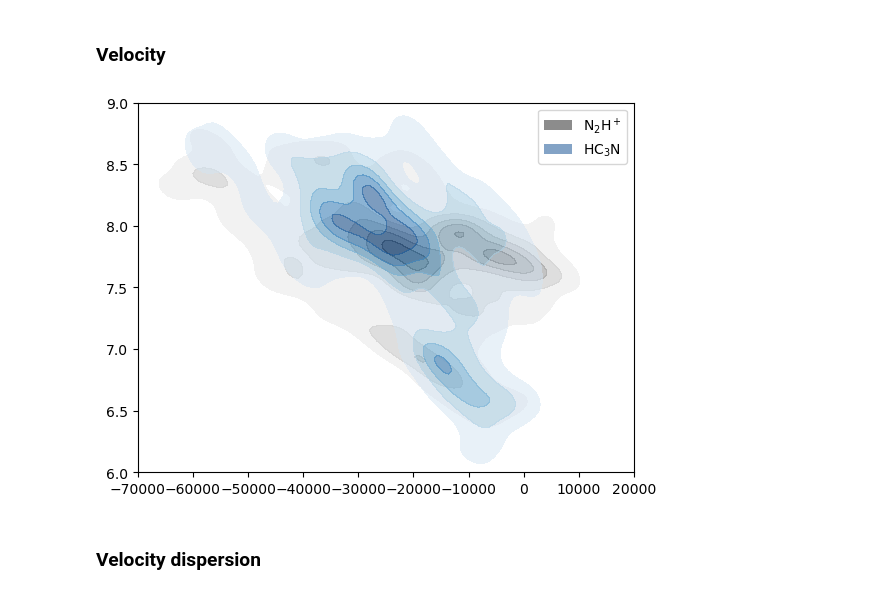
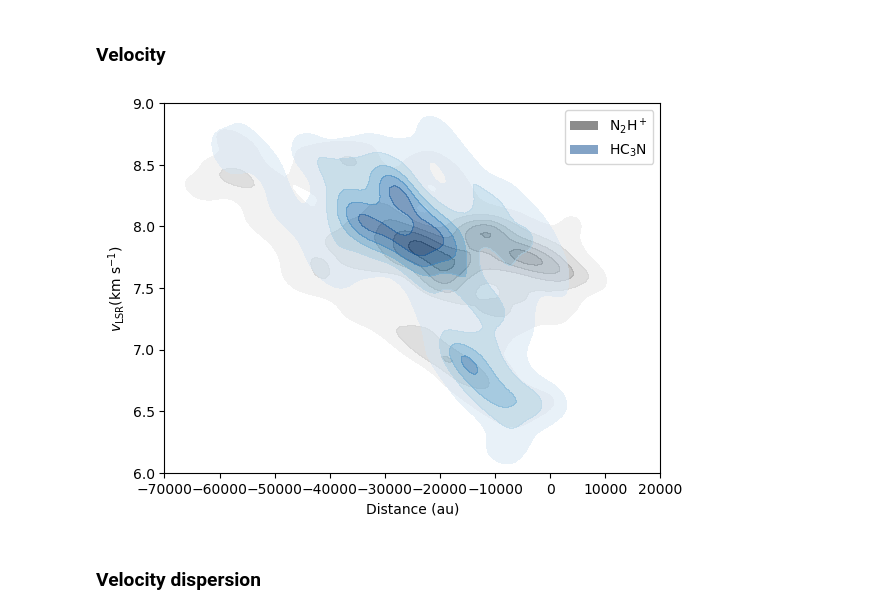
Before and after one commit to tere-valdivia/propstar_gasflow, a Jupyter notebook: analysis/KDE_filament_along_across.ipynb, the cells around one changed output. Drawn from its saved outputs; the diff is of its cells as text; code cells hidden in the pictures.

```diff
--- a/analysis/KDE_filament_along_across.ipynb
+++ b/analysis/KDE_filament_along_across.ipynb
@@ -340,18 +345,21 @@ else:
 # %%
 fig = plt.figure()
 ax = fig.add_subplot(111)
 cs1 = ax.contourf(xx, yy, zz_mol1, cmap='Greys', levels=np.arange(0.1, 1.2, 0.2), vmin=0., vmax=1.1, label=mol1label, alpha=0.5)
 cs2 = ax.contourf(xx, yy, zz_mol2, cmap='Blues', levels=np.arange(0.1, 1.2, 0.2), vmin=0., vmax=1.1, label=mol2label, alpha=0.5)
 ax.set_ylim([ymin,ymax])
 ax.set_xlim([xmin,xmax])
 areas = [plt.Rectangle((1, 1), 2, 2, fc=cs1.collections[-1].get_facecolor()[0]),
          plt.Rectangle((1, 1), 2, 2, fc=cs2.collections[-1].get_facecolor()[0])]
 labels = [mol1label, mol2label]
 ax.legend(areas, labels)
 
+ax.set_xlabel('Distance (au)')
+ax.set_ylabel(r'$v_{\mathrm{LSR}}$(km s$^{-1}$)')
+
 fig.savefig('KDE_vlsr_across_filament.pdf', bbox_inches='tight')
 # %% [output]
-[figure, old version]
+[figure, new version]
 # %% [markdown]
 ### Velocity dispersion
 # %%
```
Also changed, not shown: parts of 3 cells of this notebook, 4 other files.
